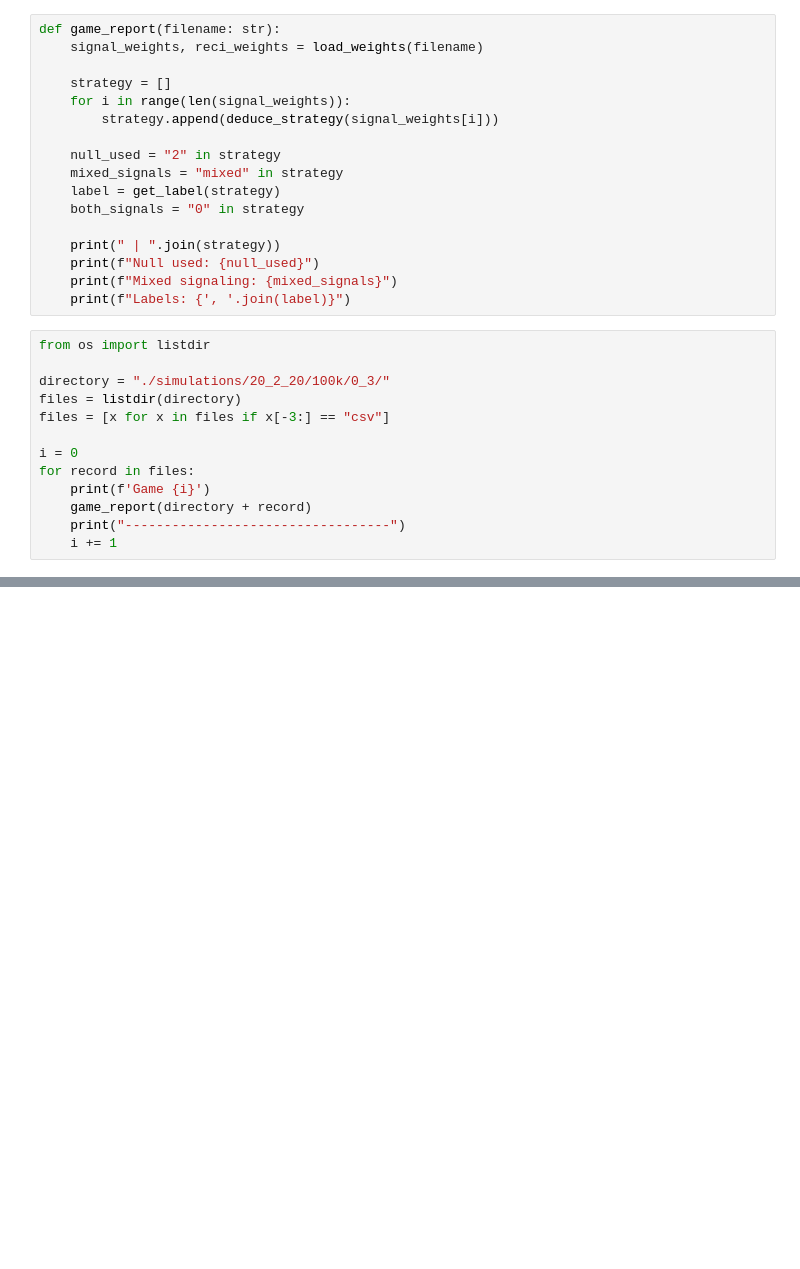
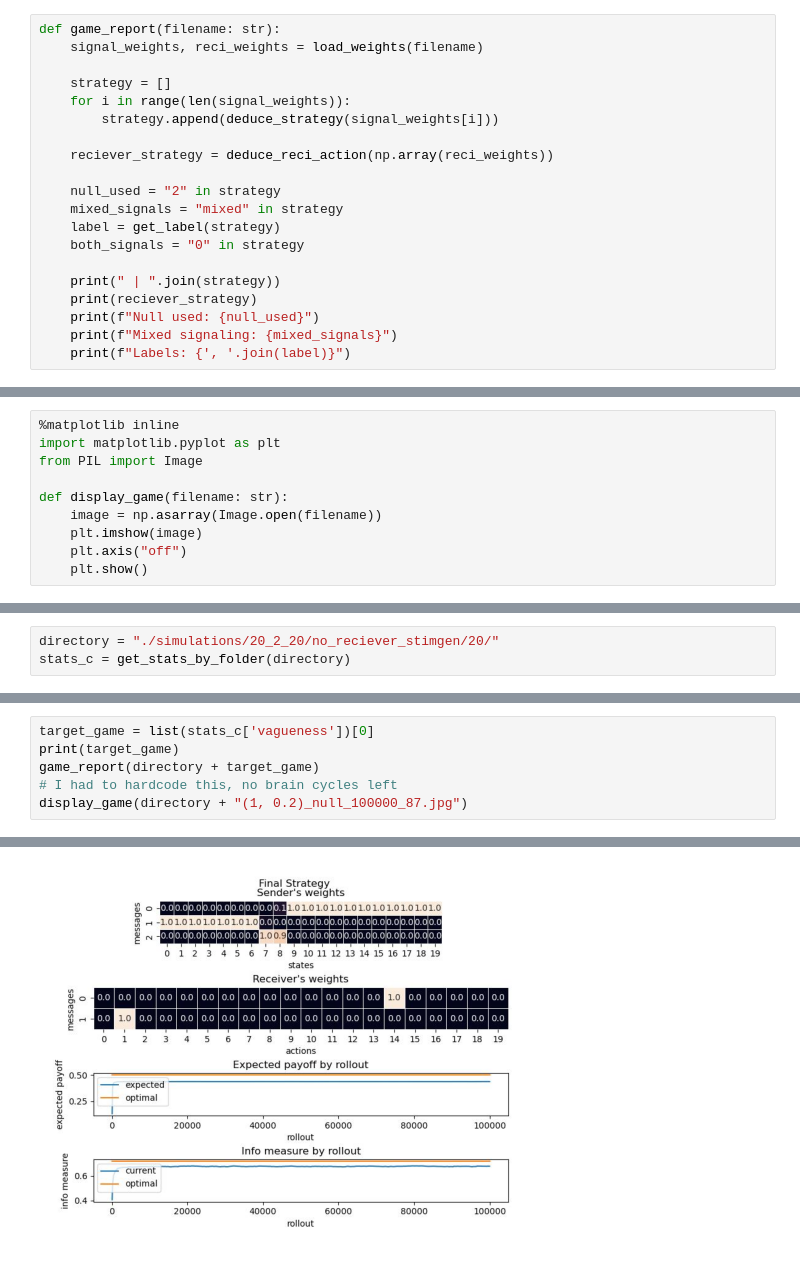
Before and after one commit to maxb00/Emergence-of-Vagueness, a Jupyter notebook: Basic Setup/analyze_null_usage.ipynb, the cells around one changed output, grey strips where cells are left out. Drawn from its saved outputs; the diff is of its cells as text; blank space fills up the shorter version.

```diff
--- a/Basic Setup/analyze_null_usage.ipynb
+++ b/Basic Setup/analyze_null_usage.ipynb
@@ -56,25 +88,15 @@ def game_report(filename: str):
     for i in range(len(signal_weights)):
         strategy.append(deduce_strategy(signal_weights[i]))
 
+    reciever_strategy = deduce_reci_action(np.array(reci_weights))
+
     null_used = "2" in strategy
     mixed_signals = "mixed" in strategy
     label = get_label(strategy)
     both_signals = "0" in strategy
 
     print(" | ".join(strategy))
+    print(reciever_strategy)
     print(f"Null used: {null_used}")
     print(f"Mixed signaling: {mixed_signals}")
     print(f"Labels: {', '.join(label)}")
-# %%
-from os import listdir
-
-directory = "./simulations/20_2_20/100k/0_3/"
-files = listdir(directory)
-files = [x for x in files if x[-3:] == "csv"]
-
-i = 0
-for record in files:
-    print(f'Game {i}')
-    game_report(directory + record)
-    print("----------------------------------")
-    i += 1
@@ -98,0 +151,10 @@ Labels: left edge, right edge
+# %%
+%matplotlib inline
+import matplotlib.pyplot as plt
+from PIL import Image
+
+def display_game(filename: str):
+    image = np.asarray(Image.open(filename))
+    plt.imshow(image)
+    plt.axis("off")
+    plt.show()
@@ -98,0 +214,3 @@ Labels: left edge, right edge
+# %%
+directory = "./simulations/20_2_20/no_reciever_stimgen/20/"
+stats_c = get_stats_by_folder(directory)
@@ -98,0 +235,7 @@ Labels: left edge, right edge
+# %%
+target_game = list(stats_c['vagueness'])[0]
+print(target_game)
+game_report(directory + target_game)
+# I had to hardcode this, no brain cycles left
+display_game(directory + "(1, 0.2)_null_100000_87.jpg")
+# %% [output]
@@ -98,0 +248 @@ Labels: left edge, right edge
+[figure, added]
```
Also changed, not shown: parts of 19 cells of this notebook.
